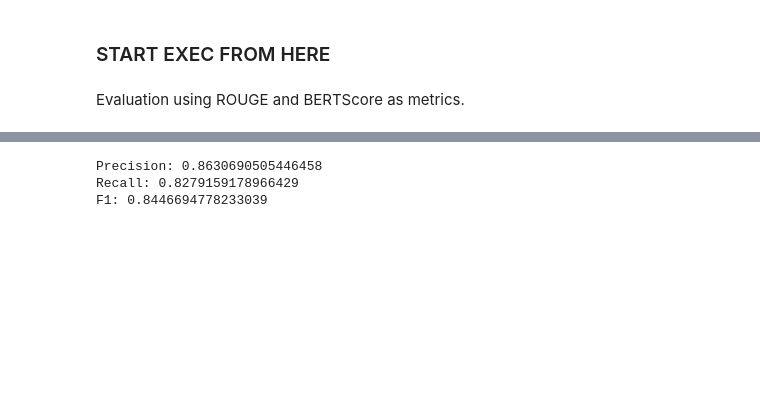
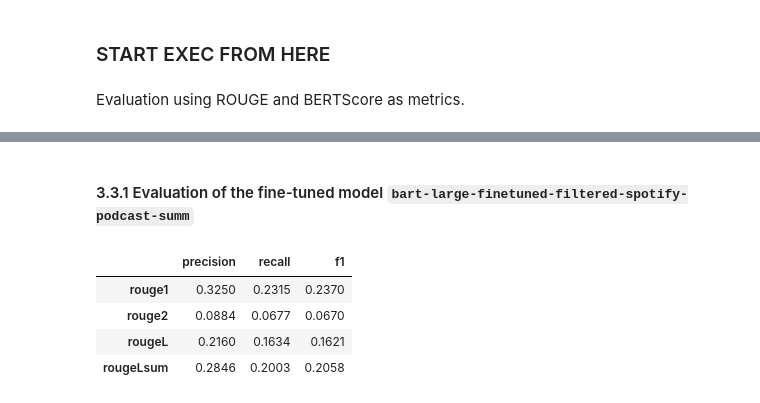
Before and after one commit to TheOnesThatWereAbroad/PodcastSummarization, a Jupyter notebook: abstractive_podcast_summarization.ipynb, the cells around one changed output, grey strips where cells are left out. Saved outputs shown, nothing was run; the diff lists cells and outputs as text; code cells hidden in the pictures; blank space fills up the shorter version.

```diff
--- a/abstractive_podcast_summarization.ipynb
+++ b/abstractive_podcast_summarization.ipynb
@@ -1164,10 +1206,2 @@ references_ft = df_pred['references'].tolist()
 # %% [markdown]
 Evaluation using ROUGE and BERTScore as metrics.
-# %%
-rouge = evaluate.load('rouge')
-results_rouge = rouge.compute(predictions=predictions_ft, references=references_ft, use_stemmer=True)
-
-# Extract a few results from ROUGE
-results_rouge = {key: value.mid.fmeasure * 100 for key, value in results_rouge.items()}
-results_rouge = {k: round(v, 4) for k, v in results_rouge.items()}
-results_rouge
@@ -1176,4 +1207,0 @@ results_rouge
-# %%
-bertscore = evaluate.load("bertscore")
-results_bertscore = bertscore.compute(predictions=predictions_ft[:100], references=references_ft[:100], lang="en")
-results_bertscore
@@ -1193,12 +1207,0 @@ with open(os.path.join(dataset_path, "results_bertscore.pkl"), "rb") as f:
-# %%
-precision_mean = np.array(results_bertscore['precision']).mean()
-recall_mean = np.array(results_bertscore['recall']).mean()
-f1_mean = np.array(results_bertscore['f1']).mean()
-
-print(f"Precision: {precision_mean}")
-print(f"Recall: {recall_mean}")
-print(f"F1: {f1_mean}")
-# %% [output]
-Precision: 0.8630690505446458
-Recall: 0.8279159178966429
-F1: 0.8446694778233039
@@ -1204,0 +1260,12 @@ F1: 0.8446694778233039
+# %% [markdown]
+#### 3.3.1 Evaluation of the fine-tuned model `bart-large-finetuned-filtered-spotify-podcast-summ`
+# %%
+# compute the ROUGE score
+rouge_ft = rouge_evaluation(predictions_ft, references_ft)
+rouge_ft
+# %% [output]
+|  | precision | recall | f1 |
+| rouge1 | 0.3250 | 0.2315 | 0.2370 |
+| rouge2 | 0.0884 | 0.0677 | 0.0670 |
+| rougeL | 0.2160 | 0.1634 | 0.1621 |
+| rougeLsum | 0.2846 | 0.2003 | 0.2058 |
```
Also changed, not shown: parts of 40 cells of this notebook, 1 other file.
